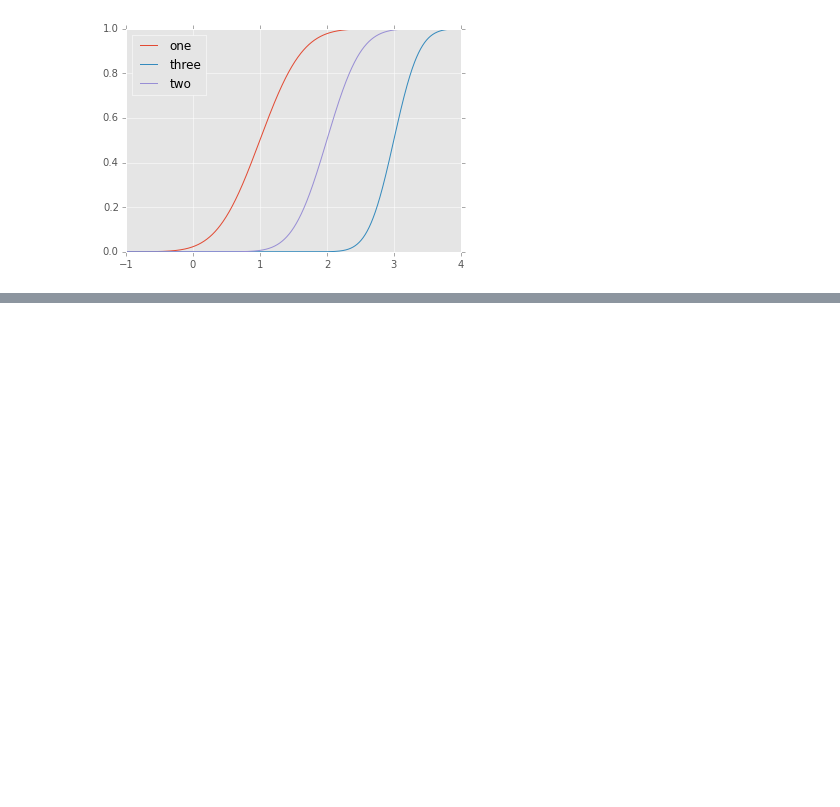
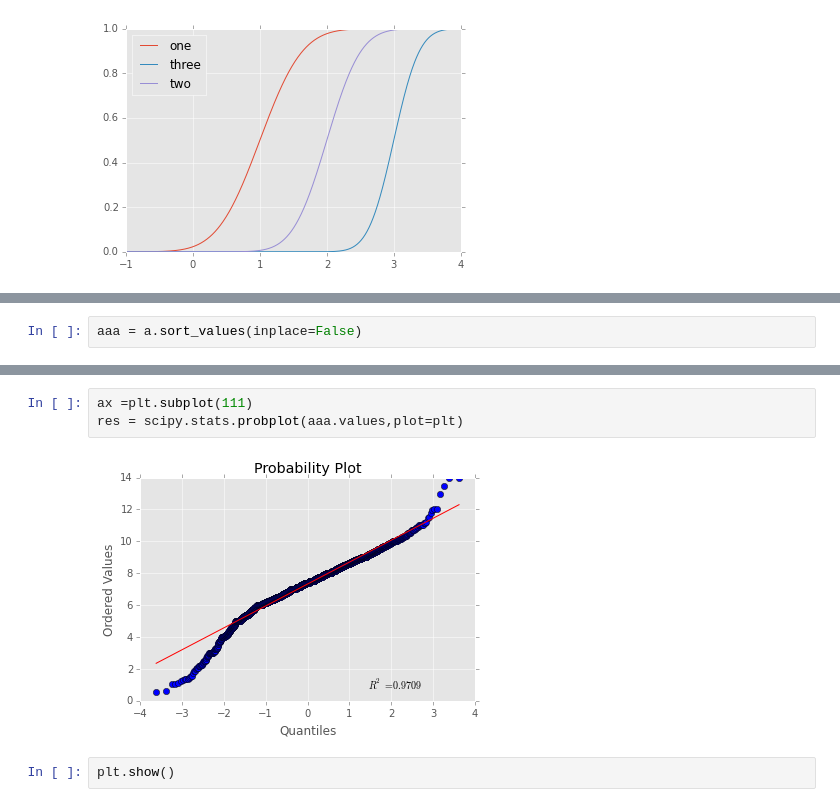
Before and after one commit to doolingdavid/ThinkStats2, a Jupyter notebook: code/notes.ipynb, the cells around one changed output, grey strips where cells are left out. Drawn from its saved outputs; the diff is of its cells as text; blank space fills up the shorter version.

```diff
--- a/code/notes.ipynb
+++ b/code/notes.ipynb
@@ -1573,0 +1670,2 @@ duh.plot()
+# %%
+aaa = a.sort_values(inplace=False)
@@ -1573,0 +1765,7 @@ duh.plot()
+# %%
+ax =plt.subplot(111)
+res = scipy.stats.probplot(aaa.values,plot=plt)
+# %% [output]
+[figure, added]
+# %%
+plt.show()
```
Also changed, not shown: parts of 31 cells of this notebook.
